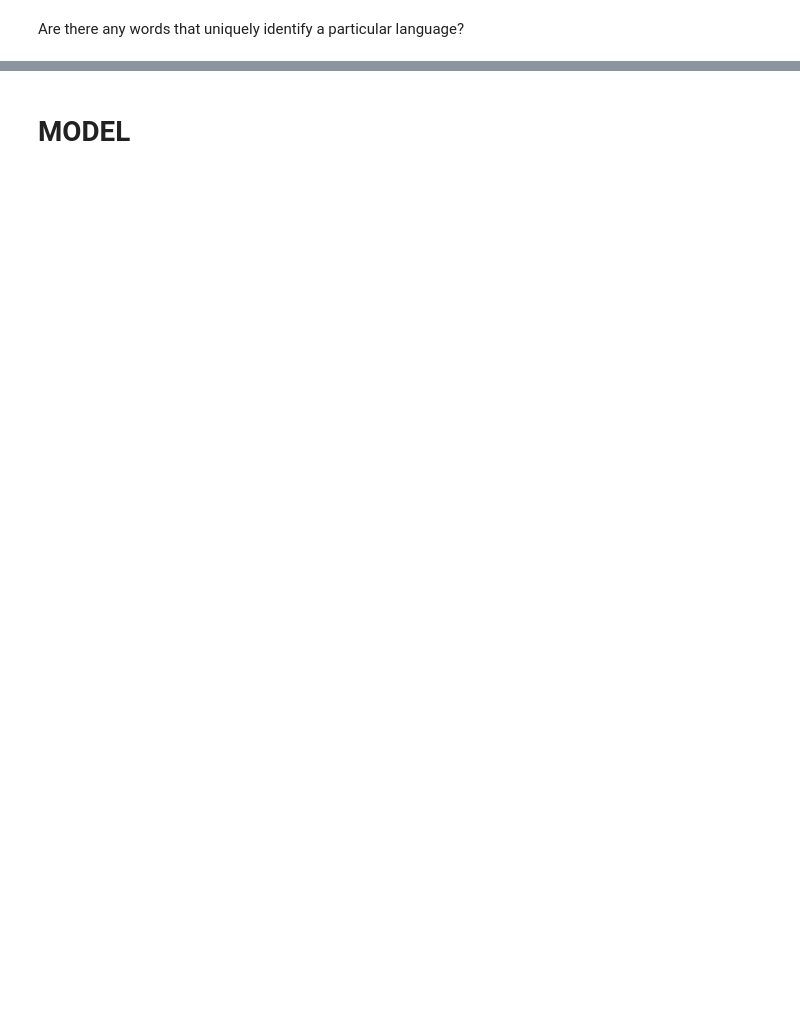
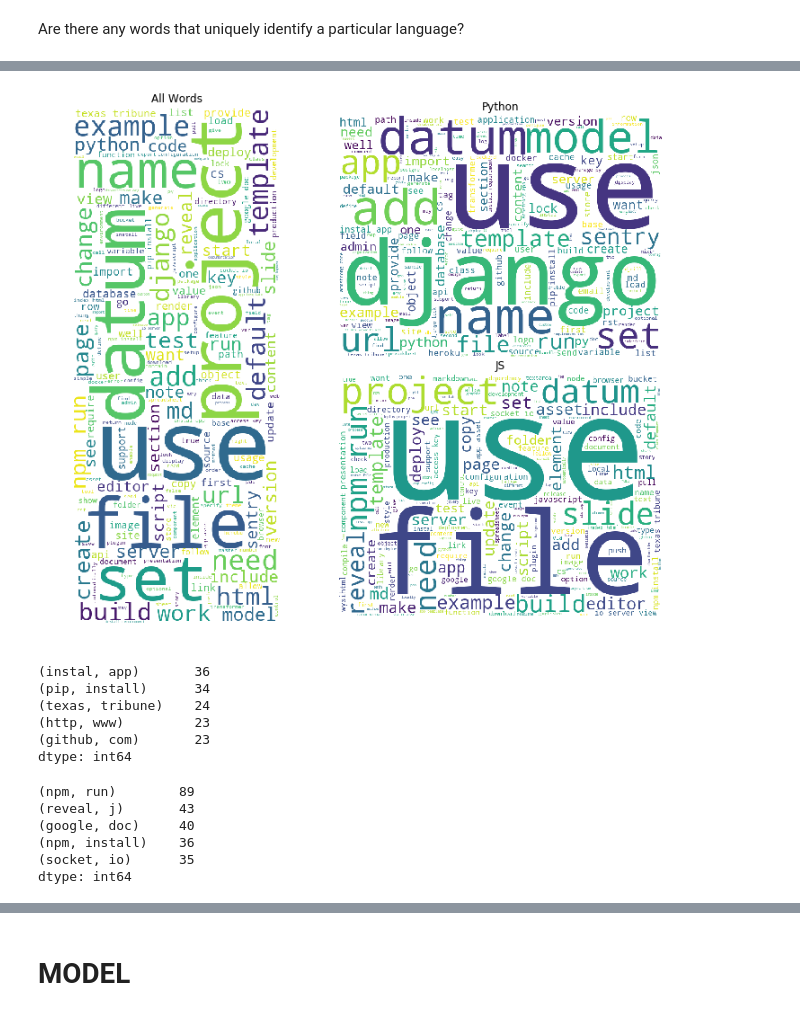
Before and after one commit to dd-jason-chad/nlp_project, a Jupyter notebook: chad-project.ipynb, the cells around one changed output, grey strips where cells are left out. Cells and saved outputs as stored; diff of their text form; code cells hidden in the pictures; blank space fills up the shorter version.

```diff
--- a/chad-project.ipynb
+++ b/chad-project.ipynb
@@ -371,0 +473,45 @@ pd.concat([word_counts[word_counts.js == 0].sort_values(by='python').tail(6),
+# %%
+all_cloud = WordCloud(background_color='white', height=1000, width=400).generate(' '.join(all_words))
+python_cloud = WordCloud(background_color='white', height=600, width=800).generate(' '.join(python_words))
+js_cloud = WordCloud(background_color='white', height=600, width=800).generate(' '.join(js_words))
+
+plt.figure(figsize=(10, 8))
+axs = [plt.axes([0, 0, .5, 1]), plt.axes([.5, .5, .5, .5]), plt.axes([.5, 0, .5, .5])]
+
+axs[0].imshow(all_cloud)
+axs[1].imshow(python_cloud)
+axs[2].imshow(js_cloud)
+
+axs[0].set_title('All Words')
+axs[1].set_title('Python')
+axs[2].set_title('JS')
+
+for ax in axs: ax.axis('off')
+# %% [output]
+[figure, added]
+# %%
+top_20_python_bigrams = (pd.Series(nltk.ngrams(python_words, 2))
+                      .value_counts()
+                      .head(20))
+
+top_20_python_bigrams.head()
+# %% [output]
+(instal, app)       36
+(pip, install)      34
+(texas, tribune)    24
+(http, www)         23
+(github, com)       23
+dtype: int64
+# %%
+top_20_js_bigrams = (pd.Series(nltk.ngrams(js_words, 2))
+                      .value_counts()
+                      .head(20))
+
+top_20_js_bigrams.head()
+# %% [output]
+(npm, run)        89
+(reveal, j)       43
+(google, doc)     40
+(npm, install)    36
+(socket, io)      35
+dtype: int64
```
Also changed, not shown: parts of 47 cells of this notebook.
